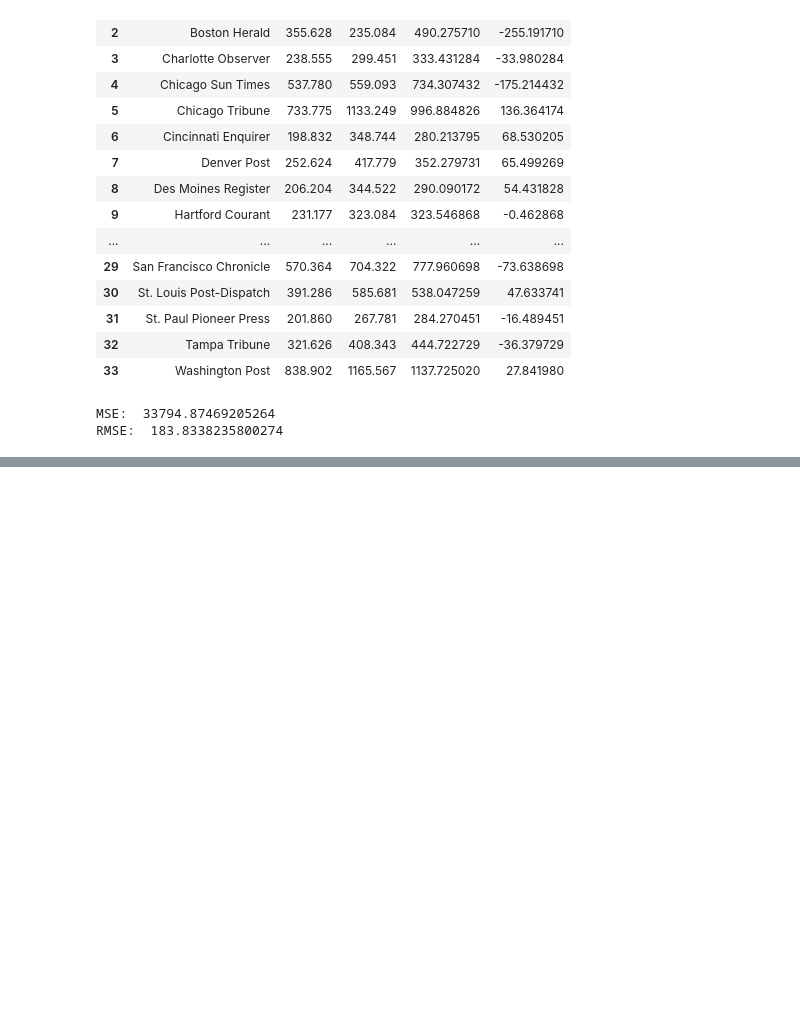
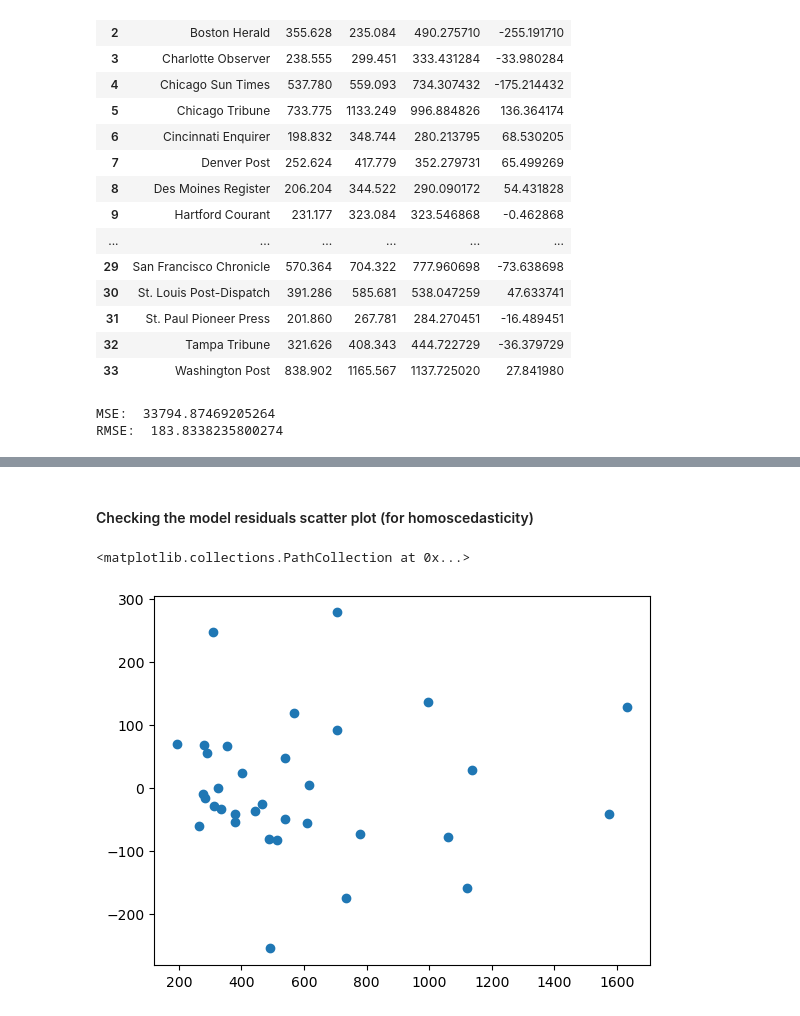
Before and after one commit to AnirudhReddy1252/AIML_TASK, a Jupyter notebook: Linear Regression1.ipynb, the cells around one changed output, grey strips where cells are left out. Saved outputs shown, nothing was run; the diff lists cells and outputs as text; code cells hidden in the pictures; blank space fills up the shorter version.

```diff
--- a/Linear Regression1.ipynb
+++ b/Linear Regression1.ipynb
@@ -279,0 +287,7 @@ RMSE:  183.8338235800274
+# %% [markdown]
+#### Checking the model residuals scatter plot (for homoscedasticity)
+# %%
+plt.scatter(data1["Y_hat"], data1["residuals"])
+# %% [output]
+<matplotlib.collections.PathCollection at 0x...>
+[figure, added]
```
Also changed, not shown: parts of 6 cells of this notebook, 1 other file.
